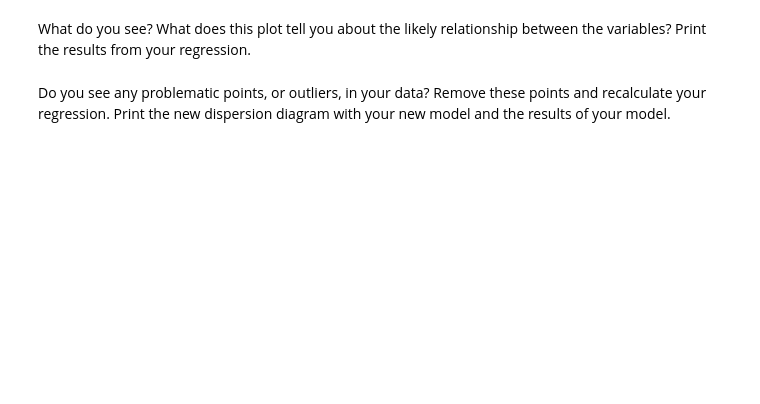
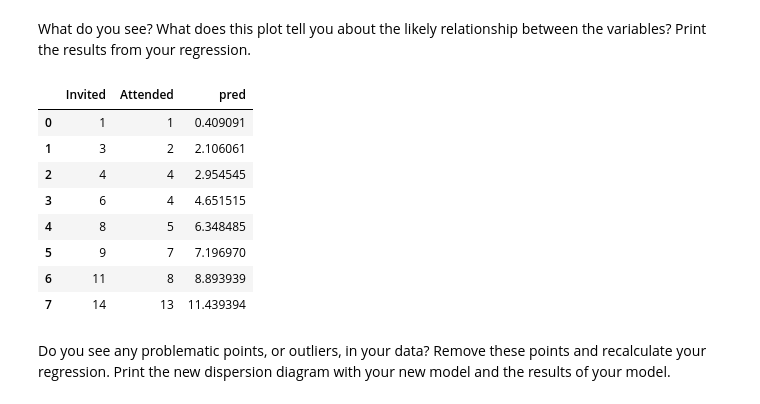
Before and after one commit to Ironhack-Data-Madrid-Octubre-2021/-lab-regression-analysis, a Jupyter notebook: your-code.ipynb, the cells around one changed output. Cells and saved outputs as stored; diff of their text form; code cells hidden in the pictures; blank space fills up the shorter version.

```diff
--- a/your-code.ipynb
+++ b/your-code.ipynb
@@ -240,2 +255,18 @@ What do you see? What does this plot tell you about the likely relationship betw
+# %%
+X = parties[["Invited"]]
+y = parties.Attended
+lr.fit(X,y)
+parties["pred"] = lr.predict(X)
+parties
+# %% [output]
+|  | Invited | Attended | pred |
+| 0 | 1 | 1 | 0.409091 |
+| 1 | 3 | 2 | 2.106061 |
+| 2 | 4 | 4 | 2.954545 |
+| 3 | 6 | 4 | 4.651515 |
+| 4 | 8 | 5 | 6.348485 |
+| 5 | 9 | 7 | 7.196970 |
+| 6 | 11 | 8 | 8.893939 |
+| 7 | 14 | 13 | 11.439394 |
 # %% [markdown]
 Do you see any problematic points, or outliers, in your data? Remove these points and recalculate your regression. Print the new dispersion diagram with your new model and the results of your model.
```
Also changed, not shown: parts of 10 cells of this notebook.
